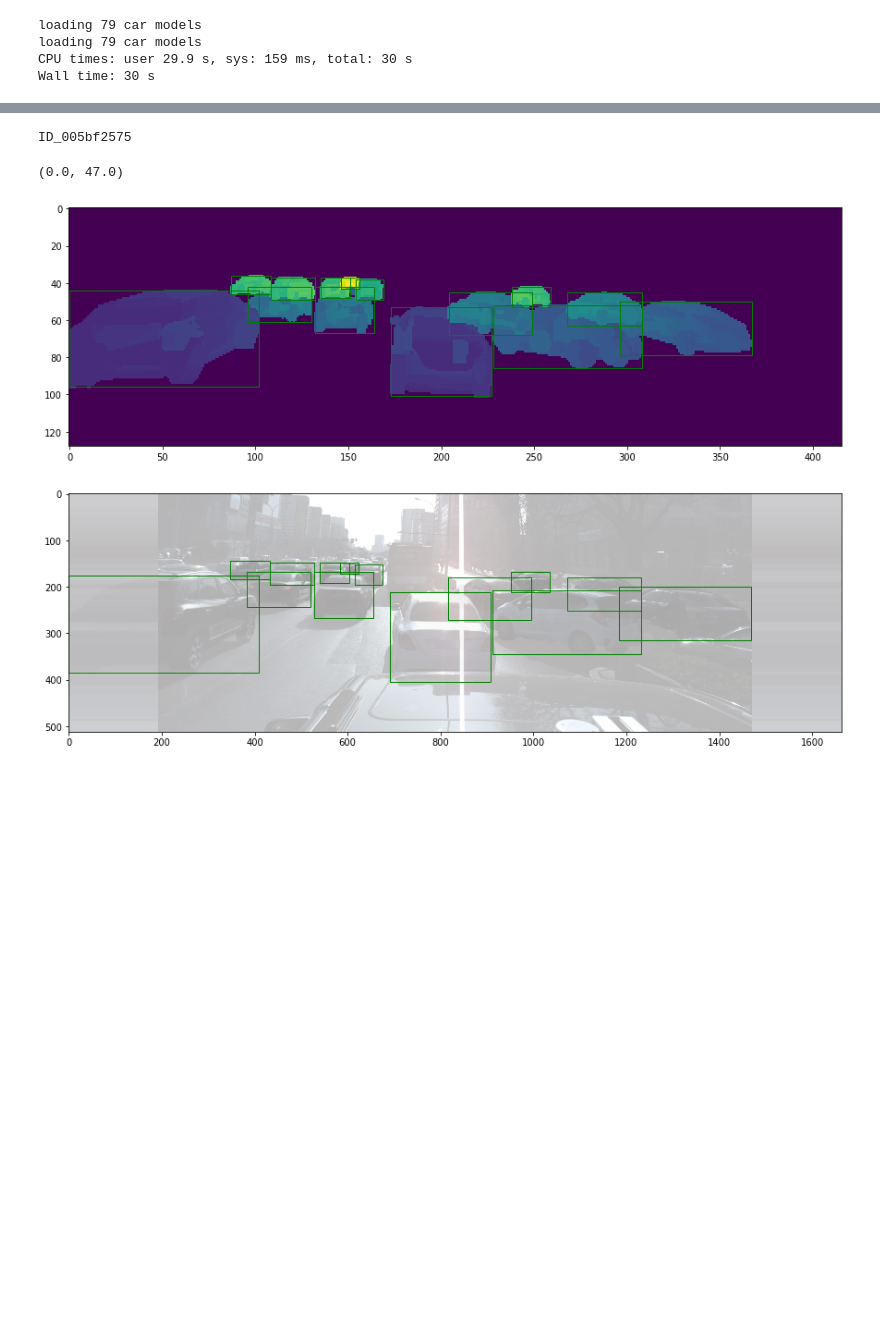
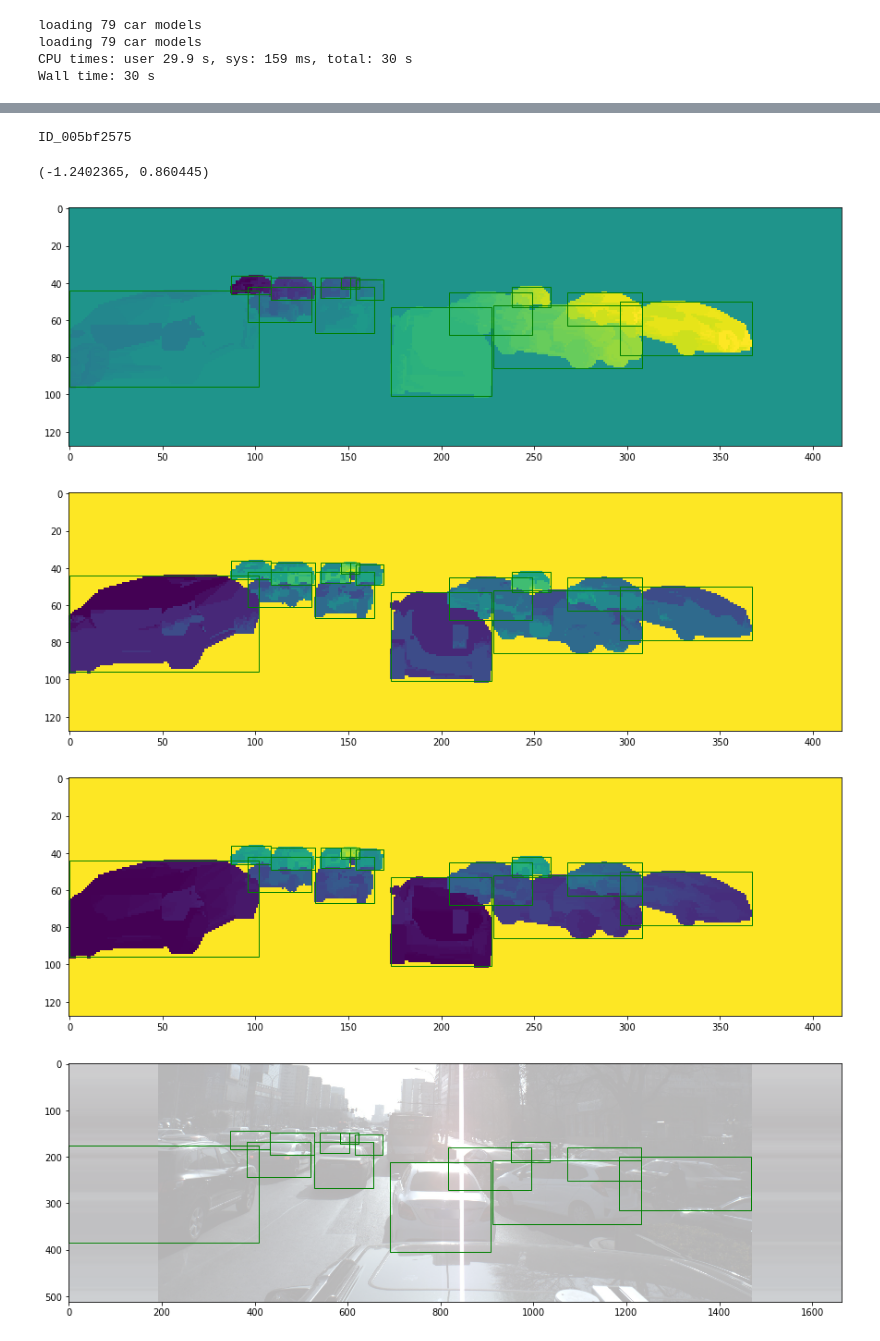
Before and after one commit to dmitry-vorobiev/kaggle-pku-autonomous-driving-centernet, a Jupyter notebook: notebooks/dense_masks.ipynb, the cells around one changed output, grey strips where cells are left out. Drawn from its saved outputs; the diff is of its cells as text; code cells hidden in the pictures; blank space fills up the shorter version.

Commit message:
upd dense masks

```diff
--- a/notebooks/dense_masks.ipynb
+++ b/notebooks/dense_masks.ipynb
@@ -182,3 +182,16 @@ loading 79 car models
 loading 79 car models
 CPU times: user 29.9 s, sys: 159 ms, total: 30 s
 Wall time: 30 s
+# %%
+locs = []
+for img in train_anns:
+    for car in img:
+        locs.append(car['location'])
+locs = np.vstack(locs)
+
+MEAN, STD = [], []
+for d, ax in zip([0, 1, 2], ['x', 'y', 'z']):
+    locs_ax = locs[:,d]
+    print('[%s] min: %.02f, max: %.02f' % (ax, locs_ax.min(), locs_ax.max()))
+    MEAN.append(locs_ax.mean())
+    STD.append(locs_ax.std())
@@ -215,7 +237,7 @@ trans_output = get_affine_transform(c, s, 0, [out_w, out_h])
 inp = cv2.warpAffine(img, trans_input, (inp_w, inp_h), flags=cv2.INTER_LINEAR)
 inp = inp.transpose(2, 0, 1)
 hm = np.zeros((num_classes, out_h, out_w), dtype=np.float32)
-mask = np.zeros((1, out_h, out_w), dtype=np.float32)
+mask = np.zeros((3, out_h, out_w), dtype=np.float32)
 reg = np.zeros((max_objs, 2), dtype=np.float32)
 
 if pad_w_pct > 0:
@@ -223,7 +245,7 @@ if pad_w_pct > 0:
     hm = pad_img_sides(hm, pad_w_pct)
     mask = pad_img_sides(mask, pad_w_pct)
 
-mask = mask.squeeze(0)
+# mask = mask.squeeze(0)
 
 num_objs = min(len(img_anns), max_objs)
 
@@ -245,8 +267,10 @@ for k in range(num_objs):
     P = np.ones((vert.shape[0],vert.shape[1]+1))
     P[:, :-1] = vert
 
-    pts_3d = (calib[:,:3] @ (Rt[:3,:] @ P.T)).T
+    pts_world = Rt[:3,:] @ P.T # 3 x vertices
+    pts_3d = (calib[:,:3] @ pts_world).T
     pts_2d = pts_3d[:,:2] / pts_3d[:,2:]
+    pts_world= pts_world.T
 
     if flipped:
         ct[0] = width-1 - ct[0]
@@ -271,39 +295,43 @@ for k in range(num_objs):
     bbox[[0, 2]] = np.clip(bbox[[0, 2]], 0, hm.shape[2] - 1)
     bbox[[1, 3]] = np.clip(bbox[[1, 3]], 0, hm.shape[1] - 1)
     h, w = bbox[3] - bbox[1], bbox[2] - bbox[0]
     pad_px = (hm.shape[2] - out_w) // 2
 
     if h > 0 and w > 0 and bbox[2] > pad_px and bbox[0] < hm.shape[2] - pad_px:
         radius = gaussian_radius((h, w))
         radius = max(0, int(radius))
         draw_gaussian(hm[0], ct, radius)
         bboxes.append(bbox)
 
         pts_2d = affine_transform_pts(pts_2d, trans_output)
         for face in car_model['faces'] - 1:
             pts_face_2d = np.int32(pts_2d[face]).reshape((-1, 1, 2))
-            pts_face_3d = np.int32(pts_3d[face])
-            dim = 2
-            v = pts_face_3d[:,dim].mean()
-            cv2.drawContours(mask, [pts_face_2d], 0, v, -1)
+            pts_face_3d = np.int32(pts_world[face])
+
+            for dim in range(3):
+                v = (pts_face_3d[:,dim].mean() - MEAN[dim]) / STD[dim]
+                cv2.drawContours(mask[dim], [pts_face_2d], 0, v, -1)
 
         reg[k] = ct0 - ct_int
 
 if not stop_counter:
     count += 1
 
 print(img_id)
 
-imshow(mask, boxes=bboxes)
+for i in range(3):
+    imshow(mask[i], boxes=bboxes)
 
 inp0 = inp.transpose(1, 2, 0)
 bboxes0 = [bb * down_ratio for bb in bboxes]
-blend = add_blend_img(inp0, mask, white_theme=True)
+blend = add_blend_img(inp0, mask[2] * 0, white_theme=True)
 imshow(blend, boxes=bboxes0)
 
 mask.min(), mask.max()
 # %% [output]
 ID_005bf2575
-(0.0, 47.0)
+(-1.2402365, 0.860445)
-[figure, old version]
+[figure, new version]
-[figure, old version]
+[figure, new version]
+[figure, added]
+[figure, added]
```
Also changed, not shown: parts of 2 cells of this notebook.
